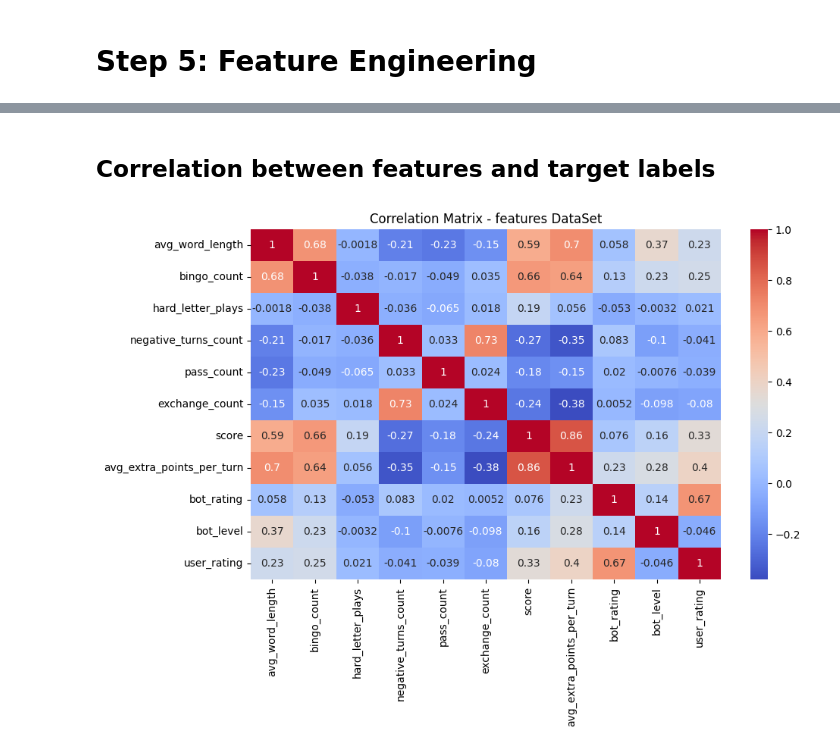
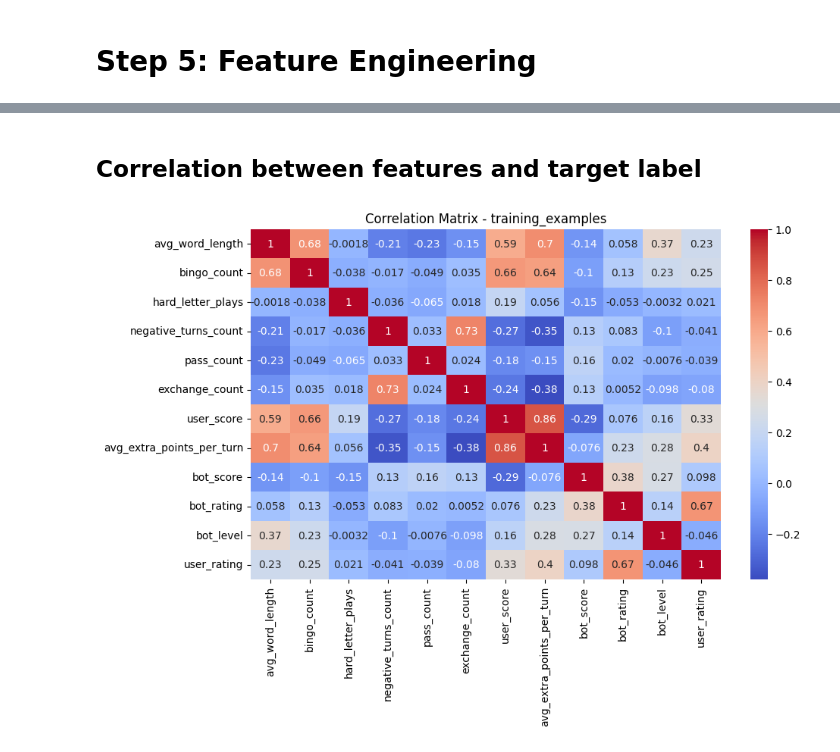
Before and after one commit to OrBenNaim/Scrabble, a Jupyter notebook: jupyter_notebook/Scrabble_EDA.ipynb, the cells around one changed output, grey strips where cells are left out. Cells and saved outputs as stored; diff of their text form; code cells hidden in the pictures.

```diff
--- a/jupyter_notebook/Scrabble_EDA.ipynb
+++ b/jupyter_notebook/Scrabble_EDA.ipynb
@@ -275,7 +275,7 @@ heatmap_correlation(result, "Correlation Matrix - result")
 # %%
-features = create_features_dataset()
-display(features.head())
-print(features.info())
+dataset = create_dataset()
+display(dataset.head(15))
+print(dataset.info())
 # %% [output]
 |  | avg_word_length | bingo_count | hard_letter_plays | negative_turns_count | pass_count | exchange_count | ... |
 | 0 | 3.857143 | 2 | 2 | 0 | 0 | 0 | ... |
@@ -304,0 +315,5 @@ None
+# %%
+# Filter out rows of testing data (rows without user_rating value)
+training_examples = dataset[dataset['user_rating'] != 0]
+display(training_examples.head(15))
+print(training_examples.info())
@@ -305,6 +354,6 @@ None
 # %% [markdown]
-## Correlation between features and target labels
+## Correlation between features and target label
 # %%
- heatmap_correlation(features, f"Correlation Matrix - features DataSet")
+ heatmap_correlation(training_examples, f"Correlation Matrix - training_examples")
 # %% [output]
-[figure, old version]
+[figure, new version]
```
Also changed, not shown: parts of 7 cells of this notebook.
